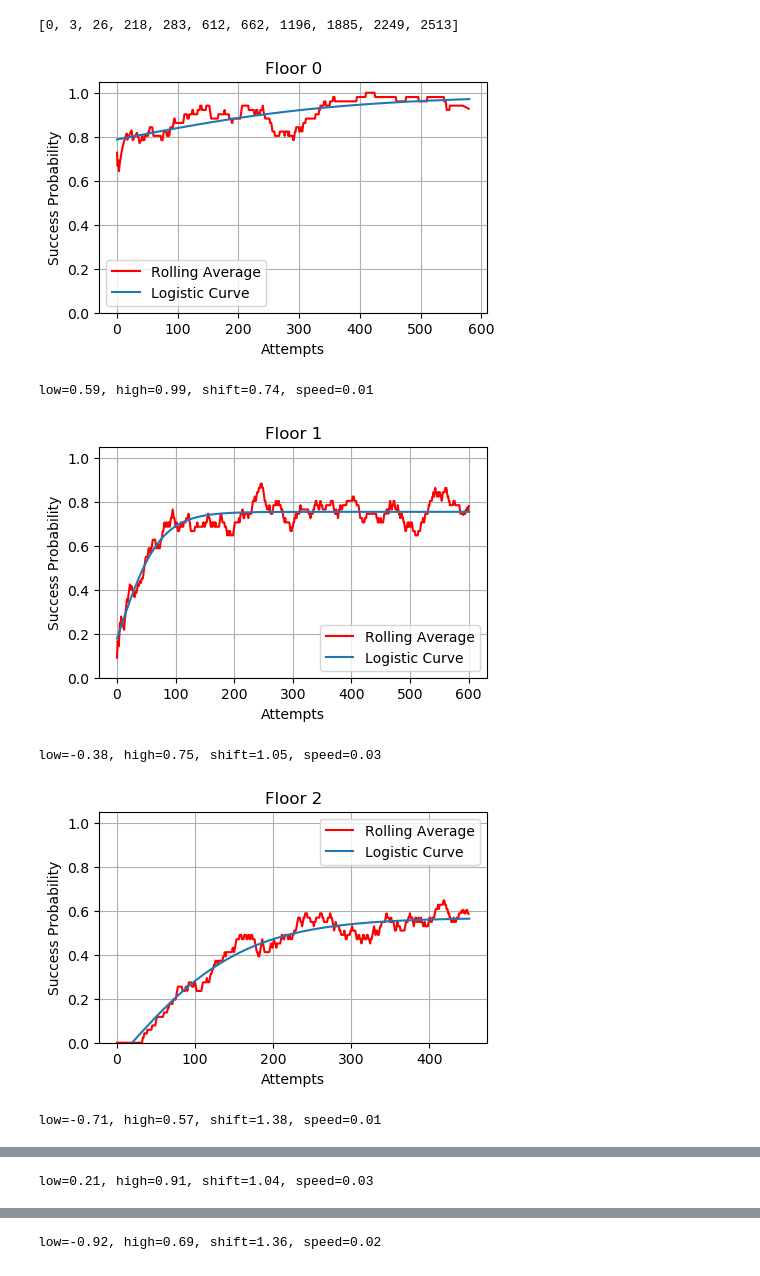
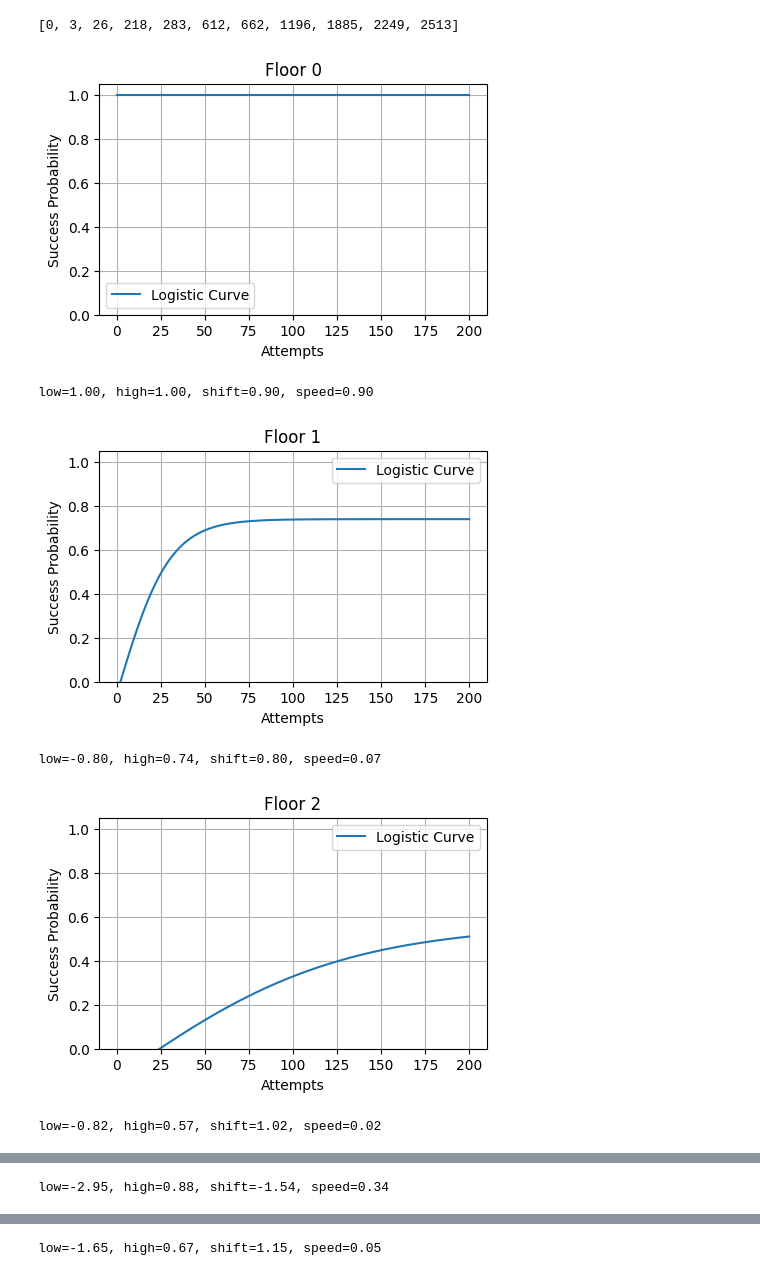
Before and after one commit to NLogSpace/deepdip2, a Jupyter notebook: notebook.ipynb, the cells around one changed output, grey strips where cells are left out. Cells and saved outputs as stored; diff of their text form; code cells hidden in the pictures.

Commit message:
more data and logistic regression

```diff
--- a/notebook.ipynb
+++ b/notebook.ipynb
@@ -78,6 +78,15 @@ def loss_logistic(params, sequence):
     loss = np.mean((sequence - predicted_probs)**2)
     return np.sum(loss)
 
+def neg_log_likelihood(params, sequence):
+    low, high, shift, speed = params
+    n = np.arange(len(sequence))
+    predicted_probs = logistic_curve(n, low, high, shift, speed)
+    predicted_probs = np.where(predicted_probs >= 1, 0.9999999, predicted_probs)
+    predicted_probs = np.where(predicted_probs <= 0, 0.0000001, predicted_probs)
+    loss = np.sum(-(sequence * np.log(predicted_probs) + (1-sequence) * np.log(1-predicted_probs)))
+    return loss
+
 class Floor:
 
     def __init__(self):
@@ -102,16 +111,17 @@ class Floor:
                 else:
                     obj.successes.append(0)
                     obj.fail_distribution[data[i+1]] += 1
+        obj.successes = np.array(obj.successes)
 
         # Compute rolling average
-        window_size = 20
-        obj.prob = rolling_avg_both_sides_asym(obj.successes, 40, 10)
+        #window_size = 20
+        #obj.prob = rolling_avg_both_sides_asym(obj.successes, 40, 10)
         #obj.prob = exp_smoothing_average(obj.successes)
 
         # Train model
         initial_params = [0.1, 0.1, 0.9, 0.9]
         bounds = [(-10, 1), (0, 1), (-100, 300), (0, 30)]
-        result = minimize(loss_logistic, initial_params, args=(obj.prob[:],), bounds=bounds, method='L-BFGS-B')
+        result = minimize(neg_log_likelihood, initial_params, args=(obj.successes,), bounds=bounds, method='L-BFGS-B')
         #result = minimize(loss_logistic, initial_params, args=(obj.prob,), method='L-BFGS-B')
         if result.success:
             obj.params = result.x
@@ -143,7 +153,7 @@ class Floor:
         if self.prob is not None:
             x_values = np.linspace(0, len(self.prob), 400)
         else:
-            x_values = np.linspace(0, 100, 400)
+            x_values = np.linspace(0, 200, 400)
 
         low, high, shift, speed = self.params
 
@@ -154,7 +164,7 @@ class Floor:
         plt.figure(figsize=(5, 3))
         #plt.plot(sequence, label='Original Data')
         if self.prob is not None:
-            plt.plot(self.prob, label='Rolling Average', color='red')
+            plt.plot(self.successes, label='Rolling Average', color='red')
         plt.plot(x_values, y_values, label='Logistic Curve')
         plt.title(f'Floor {self.floor}')
         plt.xlabel('Attempts')
@@ -179,18 +189,18 @@ wirtual_first_time_reached_floor
 # %%
 floors = []
 for i in range(7):
     floors.append(Floor.from_data(wirtual_flat, i))
 
 for i in range(7, 17):
-    floors.append(Floor.from_params(i, 0.2, 0.90, 1, 0.03))
+    floors.append(Floor.from_params(i, -3.77, 0.48, 1.32, 0.1))
 
 for floor in floors:
     floor.plot()
     print(f"low={floor.params[0]:.2f}, high={floor.params[1]:.2f}, shift={floor.params[2]:.2f}, speed={floor.params[3]:.2f}")
 # %% [output]
-[figure, old version]
+[figure, new version]
-low=0.59, high=0.99, shift=0.74, speed=0.01
+low=1.00, high=1.00, shift=0.90, speed=0.90
-[figure, old version]
+[figure, new version]
-low=-0.38, high=0.75, shift=1.05, speed=0.03
+low=-0.80, high=0.74, shift=0.80, speed=0.07
-[figure, old version]
+[figure, new version]
-low=-0.71, high=0.57, shift=1.38, speed=0.01
+low=-0.82, high=0.57, shift=1.02, speed=0.02
@@ -198 +208 @@ low=-0.71, high=0.57, shift=1.38, speed=0.01
-low=0.21, high=0.91, shift=1.04, speed=0.03
+low=-2.95, high=0.88, shift=-1.54, speed=0.34
@@ -200 +210 @@ low=0.21, high=0.91, shift=1.04, speed=0.03
-low=-0.92, high=0.69, shift=1.36, speed=0.02
+low=-1.65, high=0.67, shift=1.15, speed=0.05
```
Also changed, not shown: parts of 7 cells of this notebook, 1 other file.
